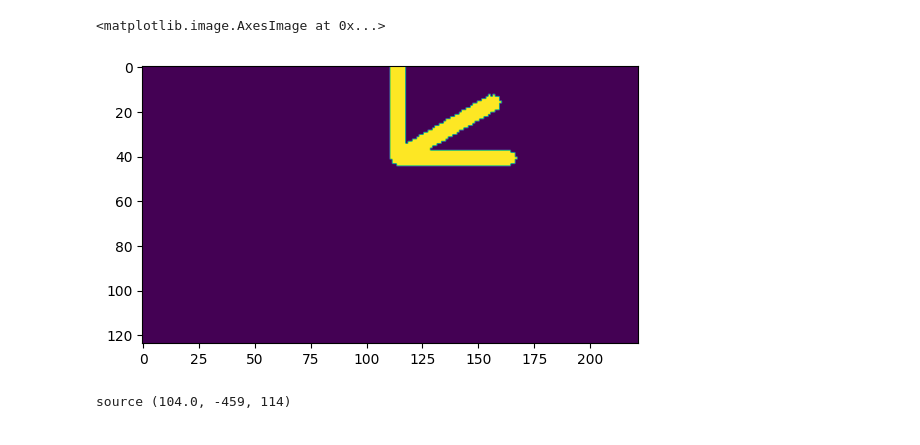
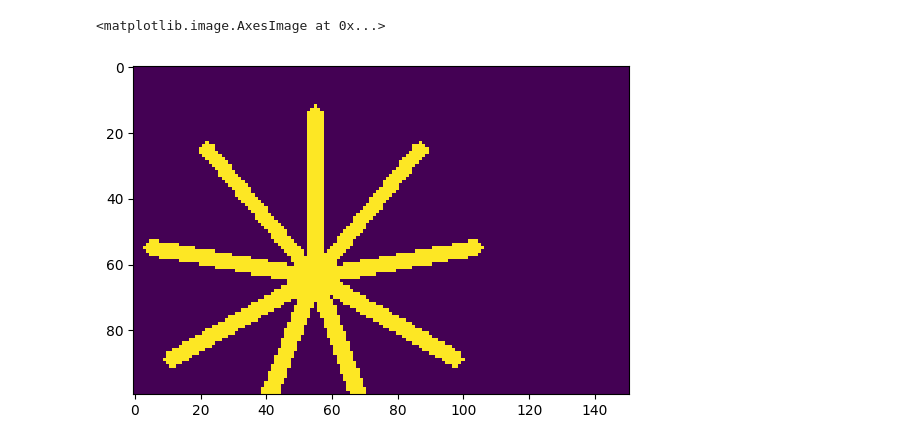
Before and after one commit to RiqiangGao/GDP-HMM_AAPMChallenge, a Jupyter notebook: GeometryCreation.ipynb, the cells around one changed output. Cells and saved outputs as stored; diff of their text form; code cells hidden in the pictures.

```diff
--- a/GeometryCreation.ipynb
+++ b/GeometryCreation.ipynb
@@ -5,13 +5,20 @@ import matplotlib.pyplot as plt
 import time
 from scipy import ndimage
 
-def PlotGantry(bg_img, angles, center, length, width):
+'''
+Below we include some functions used for data processing.
+Please kindly follow citation suggestions in the README.md is you use below code in your research.
+
+'''
+
+
+def PlotGantry(bg_img, angles, x, y, length, width = 4):
 
     angles = [angle - 90 for angle in angles]
-    center = [int(center[i]) for i in range(len(center))]
-    points = [(int(center[0] + length * np.cos(np.pi / 180 * float(angle))), int(center[1] + length * np.sin(np.pi / 180 * float(angle)))) for angle in angles]
+
+    points = [(int(x + length * np.cos(np.pi / 180 * float(angle))), int(y + length * np.sin(np.pi / 180 * float(angle)))) for angle in angles]
     for point in points:
-        cv2.line(bg_img, point, center[:2], (1), width)
+        cv2.line(bg_img, point, (x, y), (1), width)
     return bg_img
 
 def interpolate_point_on_line(x1, y1, z1, x2, y2, z2, y_c):
@@ -30,6 +37,7 @@ def interpolate_point_on_line(x1, y1, z1, x2, y2, z2, y_c):
     z_c = z1 + ratio * (z2 - z1)
 
     return int(x_c), int(y_c), int(z_c)
+
 
 def interpolate_line(x1, y1, z1, x2, y2, z2, y_c):
     """
@@ -56,8 +64,8 @@ def interpolate_line(x1, y1, z1, x2, y2, z2, y_c):
 
     return coordinates
 
+
 def get_source_from_angle(isocenter, angle, space):
-    # iscoenter = (x, y, z), space = (x, y, z)
     angle = angle - 90
 
     points =  isocenter[0], int(isocenter[1] + 1000 * np.sin(np.pi / 180 * float(angle)) / space[1]), int(isocenter[2] + 1000 * np.cos(np.pi / 180 * float(angle)) / space[2])
@@ -84,17 +92,17 @@ def surface_coordinates(binary_mask):
             surface_coords.append((x, y, z))
     return surface_coords
 
-def get_per_beamplate(PTV_mask, isocenter, space, gantry_angle, with_distance = False, dilat = 4):
+def get_per_beamplate(PTV_mask, isocenter, space, gantry_angle, with_distance = True):
 
     # PTV_mask (z, x, y), sicenter = (z, x, y), space = (z, x, y), gantry_angle = float
 
     source = get_source_from_angle(isocenter, gantry_angle, space)
-    print ('source', source)
+    #print ('source', source)
 
-    start = time.time()
+
     surface_coords = surface_coordinates(PTV_mask)
     #print (time.time() - start)
-    start = time.time()
+
     all_points = []
     for point in surface_coords:
         if source[1] > point[1]:
@@ -110,13 +118,12 @@ def get_per_beamplate(PTV_mask, isocenter, space, gantry_angle, with_distance =
         if item[0] >= 0 and item[0] < PTV_mask.shape[0] and item[1] >= 0 and item[1] < PTV_mask.shape[1] and item[2] >= 0 and item[2] < PTV_mask.shape[2]:
             beam_plate[item[0], item[1], item[2]] = 1
     #print (time.time() - start)
-    beam_plate = ndimage.binary_dilation(beam_plate, structure=np.ones((dilat,dilat,dilat))) #.astype(PTV_mask.dtype)
-    beam_plate = ndimage.binary_erosion(beam_plate, structure=np.ones((dilat-1,dilat-1,dilat-1))) #.astype(PTV_mask.dtype)
+    beam_plate = ndimage.binary_dilation(beam_plate, structure=np.ones((4,4,4))) #.astype(PTV_mask.dtype)
+    beam_plate = ndimage.binary_erosion(beam_plate, structure=np.ones((3,3,3))) #.astype(PTV_mask.dtype)
 
     #print (time.time() - start)
 
     if with_distance:
-
         x_indices = np.arange(beam_plate.shape[0])
         y_indices = np.arange(beam_plate.shape[1])
         z_indices = np.arange(beam_plate.shape[2])
@@ -132,8 +139,8 @@ def get_per_beamplate(PTV_mask, isocenter, space, gantry_angle, with_distance =
 
     return beam_plate
 
-def get_allbeam_plate(PTV_mask, isocenter, space, angles, with_distance = False, dilat = 4):
+def get_allbeam_plate(PTV_mask, isocenter, space, angles, with_distance = True):
     all_beam_plate = np.zeros_like(PTV_mask).astype('float')
     for angle in angles:
-        all_beam_plate += get_per_beamplate(PTV_mask, isocenter, space, angle, with_distance = with_distance, dilat = dilat)
+        all_beam_plate += get_per_beamplate(PTV_mask, isocenter, space, angle, with_distance = with_distance)
     return all_beam_plate
@@ -146,5 +147,5 @@ plt.imshow(angle_plate)
 # %%
-data_path = 'data/example_data.npz'
+data_path = 'data/0617-259694+imrt+MOS_33896.npz'
 data_npz = np.load(data_path, allow_pickle=True)
 data_dict = dict(data_npz)['arr_0'].item()
 print (data_dict.keys())
@@ -160,10 +162,12 @@ plt.imshow(data_dict['PTV_Total'][100])
 # %%
-angle_plate = PlotGantry(np.zeros_like(data_dict['PTV_Total'][0]), [0, 60, 90], data_dict['isocenter'][1:], 50, 5)
+
+angle_plate = PlotGantry(bg_img = np.zeros_like(data_dict['PTV'][0]),
+                         angles = data_dict['angle_list'],
+                         x = int(data_dict['isocenter'][2]),
+                         y = int(data_dict['isocenter'][1]),
+                        length =  50,
+                         width = 4)
 plt.imshow(angle_plate)
 # %% [output]
 <matplotlib.image.AxesImage at 0x...>
-[figure, old version]
+[figure, new version]
-# %%
-beam_plate = get_per_beamplate(data_dict['PTV_High'].copy(), [data_dict['isocenter'][0], data_dict['isocenter'][2], data_dict['isocenter'][1]], np.array([2,2,2]), 0, with_distance = False, dilat=4)
-# %% [output]
-source (104.0, -459, 114)
```
Also changed, not shown: parts of 18 cells of this notebook, 4 other files.
